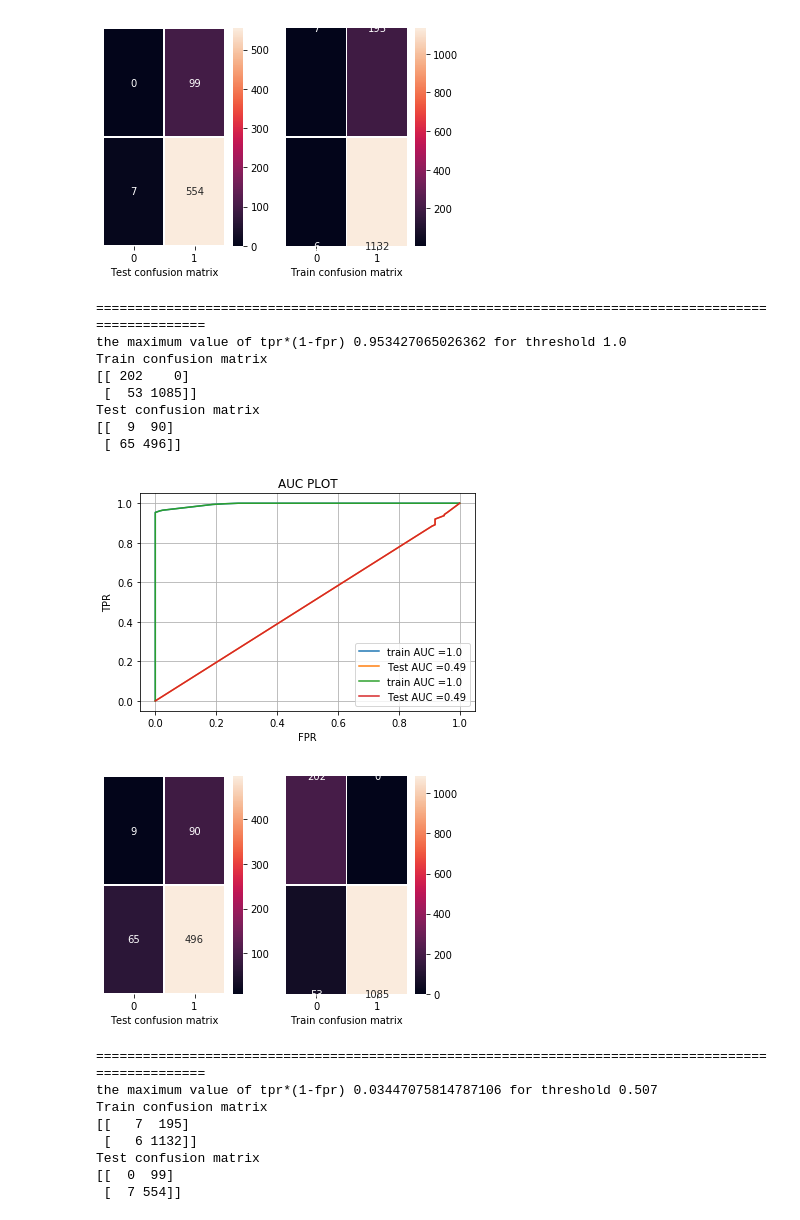
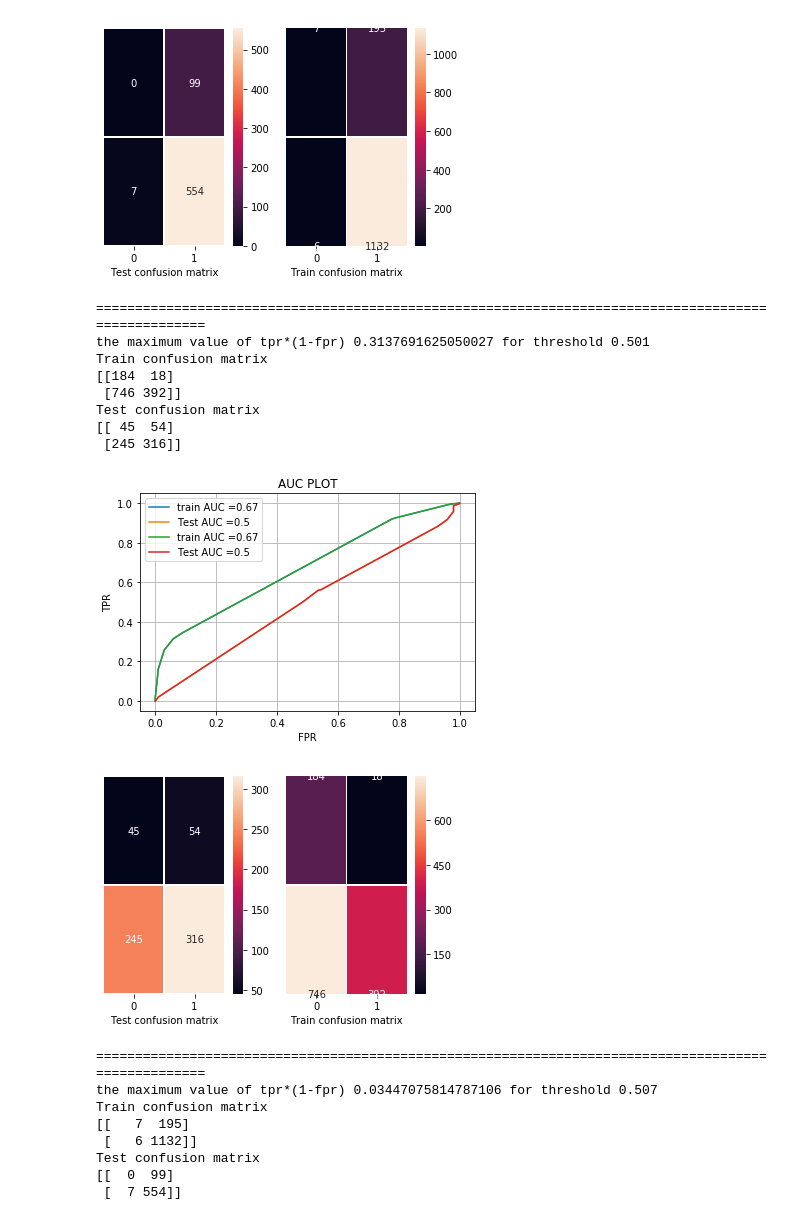
Before and after one commit to VipinJain1/VIP-DecisionTree, a Jupyter notebook: Decision_Tree.ipynb, the cells around one changed output. Saved outputs shown, nothing was run; the diff lists cells and outputs as text; code cells hidden in the pictures.

```diff
--- a/Decision_Tree.ipynb
+++ b/Decision_Tree.ipynb
@@ -1557,19 +1559,22 @@ Test confusion matrix
 [figure]
 [figure]
 # %%
+set5_Bestmax_depth =5
+set5_Bestmin_samples_split=50
+
 trainAUC_avg_w2v_analysis, testAUC_avg_w2v_analysis = \
 DecisionTree_for_Best_Hyper_Parameter(X_tr_set5,y_train,X_te_set5,y_test,  set5_Bestmax_depth,set5_Bestmin_samples_split)
 # %% [output]
 ====================================================================================================
-the maximum value of tpr*(1-fpr) 0.953427065026362 for threshold 1.0
+the maximum value of tpr*(1-fpr) 0.3137691625050027 for threshold 0.501
 Train confusion matrix
-[[ 202    0]
- [  53 1085]]
+[[184  18]
+ [746 392]]
 Test confusion matrix
-[[  9  90]
- [ 65 496]]
+[[ 45  54]
+ [245 316]]
-[figure, old version]
+[figure, new version]
-[figure, old version]
+[figure, new version]
 # %%
 trainAUC_tfidf_analysis, testAUC_tfidf_analysis = \
 DecisionTree_for_Best_Hyper_Parameter(X_tr_tfidf,y_train,X_te_tfidf,y_test,tfidf_Bestmax_depth,tfidf_Bestmin_samples_split)
```
Also changed, not shown: parts of 2 cells of this notebook.
